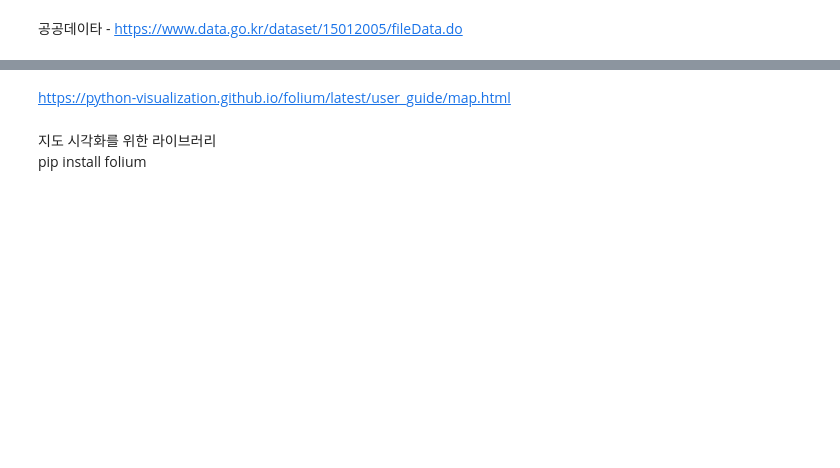
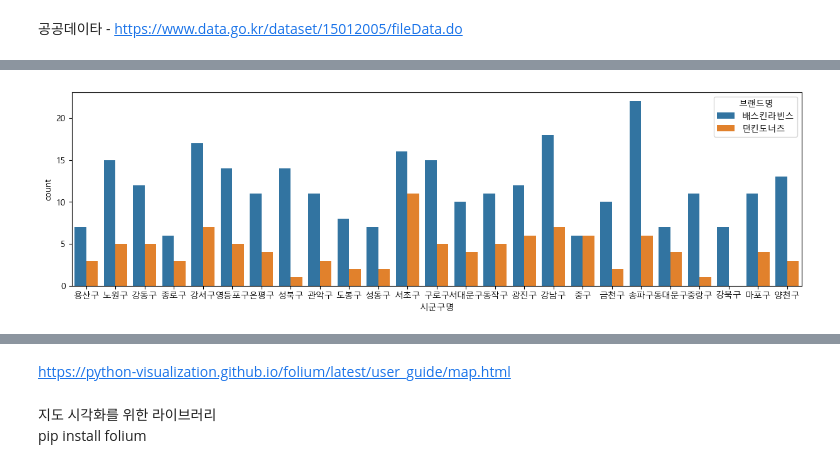
Before and after one commit to purum01/python, a Jupyter notebook: store.ipynb, the cells around one changed output, grey strips where cells are left out. Saved outputs shown, nothing was run; the diff lists cells and outputs as text; code cells hidden in the pictures; blank space fills up the shorter version.

```diff
--- a/store.ipynb
+++ b/store.ipynb
@@ -57,4 +71,6 @@ for i, val in enumerate(brand_count):
 # %%
 plt.figure(figsize=(15, 4))
-g = sns.countplot(data=df_31, x="시군구명", hue="브랜드명")
+g = sns.countplot(data=df, x="시군구명", hue="브랜드명")
+# %% [output]
+[figure, added]
 # %%
```
Also changed, not shown: parts of 27 cells of this notebook.
